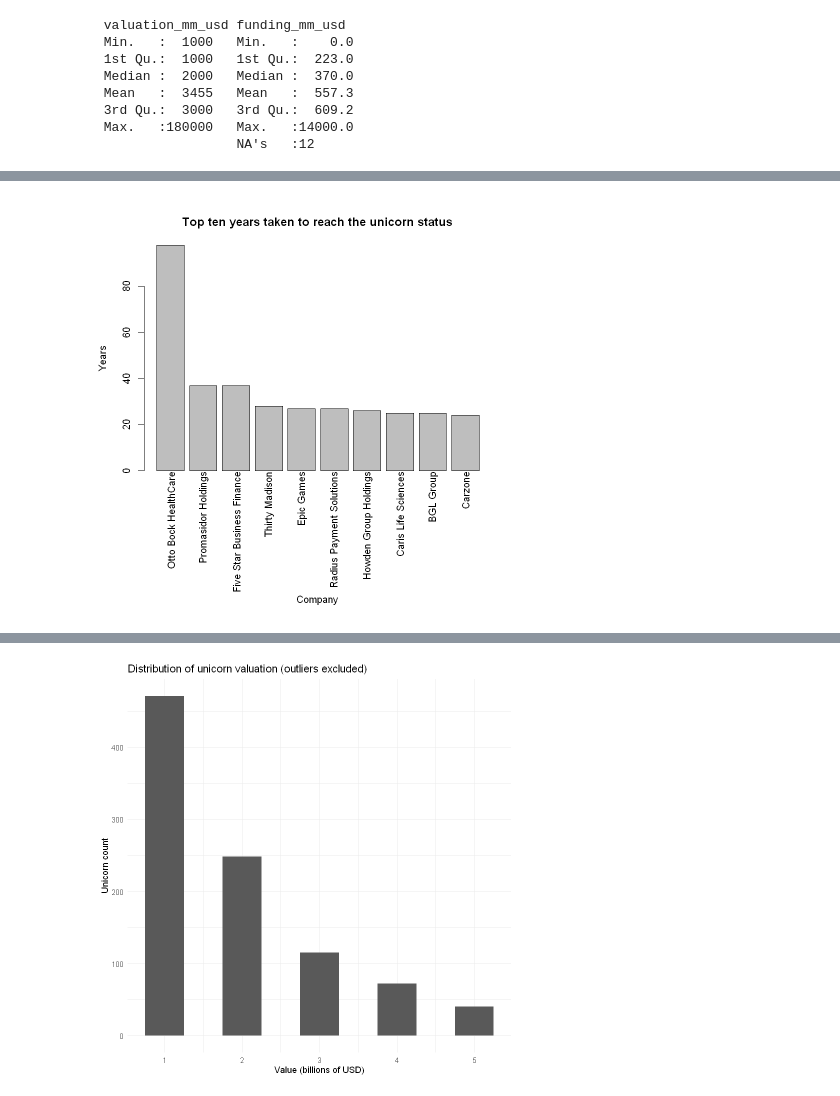
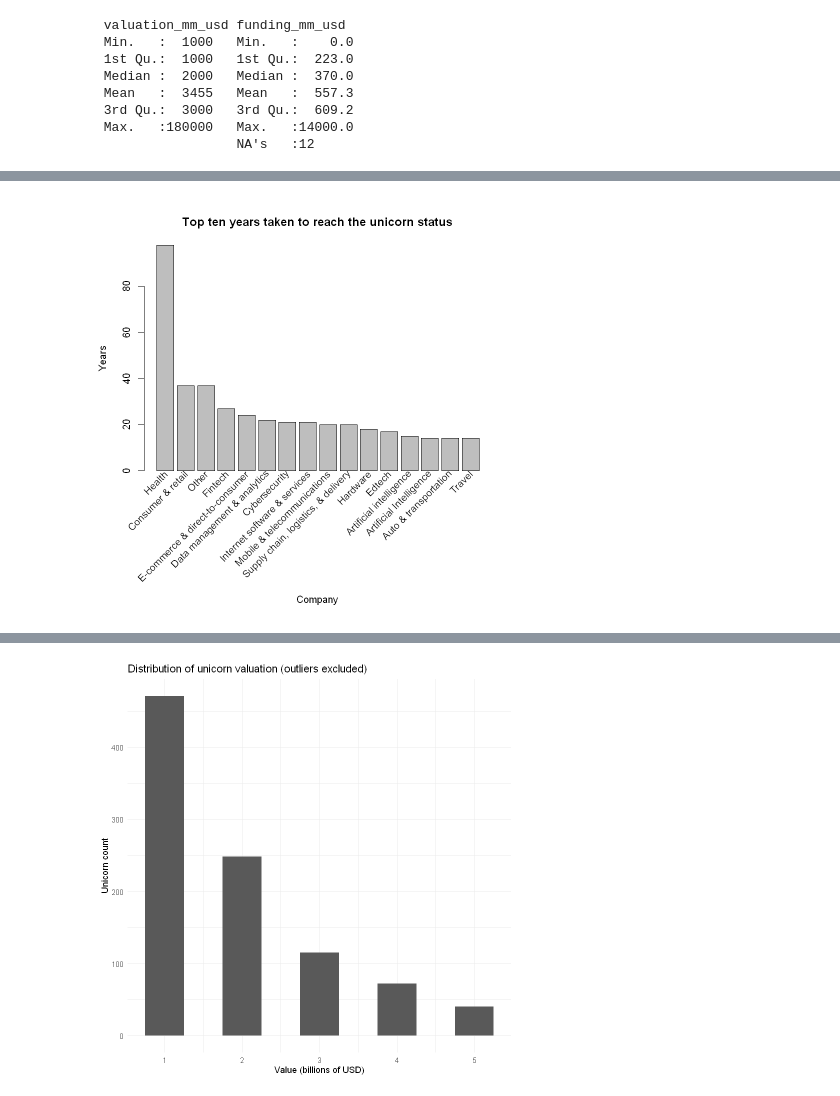
Before and after one commit to tros01/google_advanced_data_analytics, a Jupyter notebook: ga3_unicorns_r.ipynb, the cells around one changed output, grey strips where cells are left out. Drawn from its saved outputs; the diff is of its cells as text; code cells hidden in the pictures.

```diff
--- a/ga3_unicorns_r.ipynb
+++ b/ga3_unicorns_r.ipynb
@@ -174,26 +174,32 @@ A tibble: 10 × 11
 # Compute the time it took companies to reach unicorn status
 plot_df <- df |>
    mutate(years_till_joined = year_joined - year_founded) |>
-   arrange(desc(years_till_joined)) |>
-   slice(1:10)
+   arrange(desc(years_till_joined))
+# %%
+# Compute the maximum years taken to attain the unicorn status in each industry
+industry_max_df <- plot_df |>
+    group_by(industry) |>
+    summarise(max = max(years_till_joined)) |>
+    ungroup() |>
+    arrange(desc(max))
 # %%
 # Visualise the time it took companies to reach unicorn status
 par(mar = c(12, 4, 4, 2))  # Increase bottom margin for rotated labels
 
 bp <- barplot(
-    plot_df$years_till_joined,
+    industry_max_df$max,
     names.arg = "",  # Suppress default labels
     main = "Top ten years taken to reach the unicorn status",
     xlab = "",
     ylab = "Years"
 )
 
 text(x = bp,
      y = -0.5,
-     labels = plot_df$company,
+     labels = industry_max_df$industry,
      xpd = TRUE,
-     srt = 90,
+     srt = 45,
      adj = 1)   # Right-align
 mtext("Company", side = 1, line = 10)  # Add x-axis label
 # %% [output]
-[figure, old version]
+[figure, new version]
```
Also changed, not shown: parts of 3 cells of this notebook.
